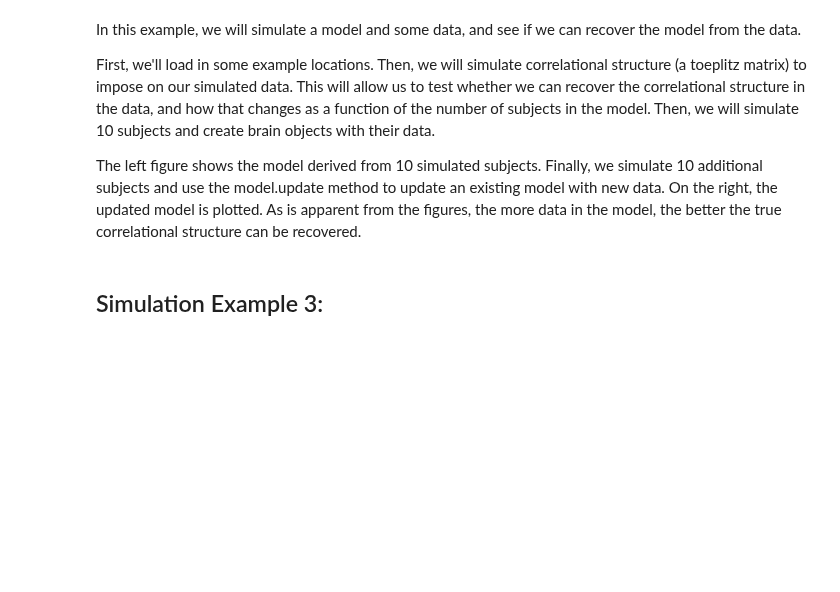
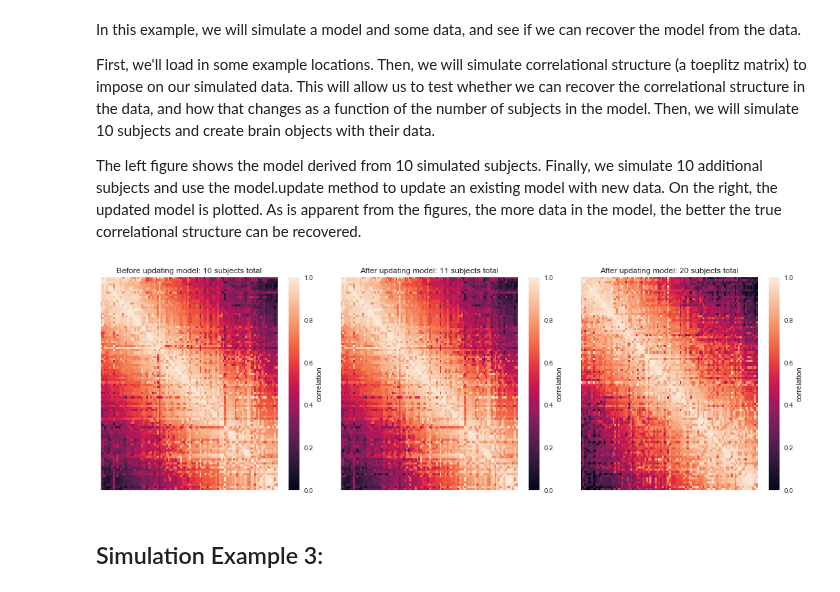
Before and after one commit to ContextLab/supereeg, a Jupyter notebook: docs/tutorial/simulate_objects.ipynb, the cells around one changed output. Cells and saved outputs as stored; diff of their text form; code cells hidden in the pictures; blank space fills up the shorter version.

```diff
--- a/docs/tutorial/simulate_objects.ipynb
+++ b/docs/tutorial/simulate_objects.ipynb
@@ -173,61 +175,63 @@ model.update method to update an existing model with new data. On the right, the
 updated model is plotted. As is apparent from the figures, the more data in the
 model, the better the true correlational structure can be recovered.
 # %%
-# # number of subjects
-# n_subs = 10
+# number of subjects
+n_subs = 10
 
-# # number of electrodes
-# n_elecs = 20
+# number of electrodes
+n_elecs = 20
 
-# # simulate brain objects for the model that subsample n_elecs for each synthetic patient
-# model_bos = [se.simulate_model_bos(n_samples=1000, sample_rate=1000, locs=locs, sample_locs=n_elecs, cov='toeplitz') for x in
-#                      range(n_subs)]
+# simulate brain objects for the model that subsample n_elecs for each synthetic patient
+model_bos = [se.simulate_model_bos(n_samples=1000, sample_rate=1000, locs=locs, sample_locs=n_elecs, cov='toeplitz') for x in
+                     range(n_subs)]
 
-# # create the model object
-# model = se.Model(data=model_bos, locs=locs)
+# create the model object
+model = se.Model(data=model_bos, locs=locs)
 
-# # brain object locations subsetted entirely from both model and gray locations - for this n > m (this isn't necessarily true, but this ensures overlap)
-# sub_locs = locs.sample(n_elecs).sort_values(['x', 'y', 'z'])
+# brain object locations subsetted entirely from both model and gray locations - for this n > m (this isn't necessarily true, but this ensures overlap)
+sub_locs = locs.sample(n_elecs).sort_values(['x', 'y', 'z'])
 
-# # simulate a new brain object using the same covariance matrix
-# bo = se.simulate_bo(n_samples=100, sample_rate=1000, locs=sub_locs, cov='toeplitz')
+# simulate a new brain object using the same covariance matrix
+bo = se.simulate_bo(n_samples=100, sample_rate=1000, locs=sub_locs, cov='toeplitz')
 
-# # update the model
-# new_model = model.update(bo, inplace=False)
+# update the model
+new_model = model.update(bo, inplace=False)
 
-# # simulate brain objects for the model that subsample n_elecs for each synthetic patient
-# model_update_bos = [se.simulate_model_bos(n_samples=100, sample_rate=1000, locs=locs, sample_locs=n_elecs, cov='toeplitz') for y in
-#                      range(n_subs)]
+# simulate brain objects for the model that subsample n_elecs for each synthetic patient
+model_update_bos = [se.simulate_model_bos(n_samples=100, sample_rate=1000, locs=locs, sample_locs=n_elecs, cov='toeplitz') for y in
+                     range(n_subs)]
 
-# # update the model
-# better_model = model.update(model_update_bos, inplace=False)
+# update the model
+better_model = model.update(model_update_bos, inplace=False)
 
-# # initialize subplots
-# f, (ax1, ax2, ax3) = plt.subplots(1, 3)
+# initialize subplots
+f, (ax1, ax2, ax3) = plt.subplots(1, 3)
 
-# f.set_size_inches(15,5)
+f.set_size_inches(15,5)
 
-# # plot it and set the title
-# model.plot_data(ax=ax1, yticklabels=False, xticklabels=False, cbar=True, vmin=0, vmax=1, show=False)
-# ax1.set_title('Before updating model: 10 subjects total')
-# ax1.plot()
+# plot it and set the title
+model.plot_data(ax=ax1, yticklabels=False, xticklabels=False, cbar=True, vmin=0, vmax=1, show=False)
+ax1.set_title('Before updating model: 10 subjects total')
+ax1.plot()
 
 
-# # plot it and set the title
+# plot it and set the title
 
-# new_model.plot_data(ax=ax2, yticklabels=False, xticklabels=False, cbar=True, vmin=0, vmax=1, show=False)
-# ax2.set_title('After updating model: 11 subjects total')
+new_model.plot_data(ax=ax2, yticklabels=False, xticklabels=False, cbar=True, vmin=0, vmax=1, show=False)
+ax2.set_title('After updating model: 11 subjects total')
 
 
-# # plot it and set the title
-# better_model.plot_data(ax=ax3, yticklabels=False, xticklabels=False, cbar=True, vmin=0, vmax=1, show=False)
-# ax3.set_title('After updating model: 20 subjects total')
+# plot it and set the title
+better_model.plot_data(ax=ax3, yticklabels=False, xticklabels=False, cbar=True, vmin=0, vmax=1, show=False)
+ax3.set_title('After updating model: 20 subjects total')
 
-# plt.tight_layout()
-# plt.show()
+plt.tight_layout()
+plt.show()
 
-# # close plot
-# plt.close()
+# close plot
+plt.close()
+# %% [output]
+[figure, added]
 # %% [markdown]
 ## Simulation Example 3:
 # %% [markdown]
```
Also changed, not shown: parts of 7 cells of this notebook, 5 other files.
